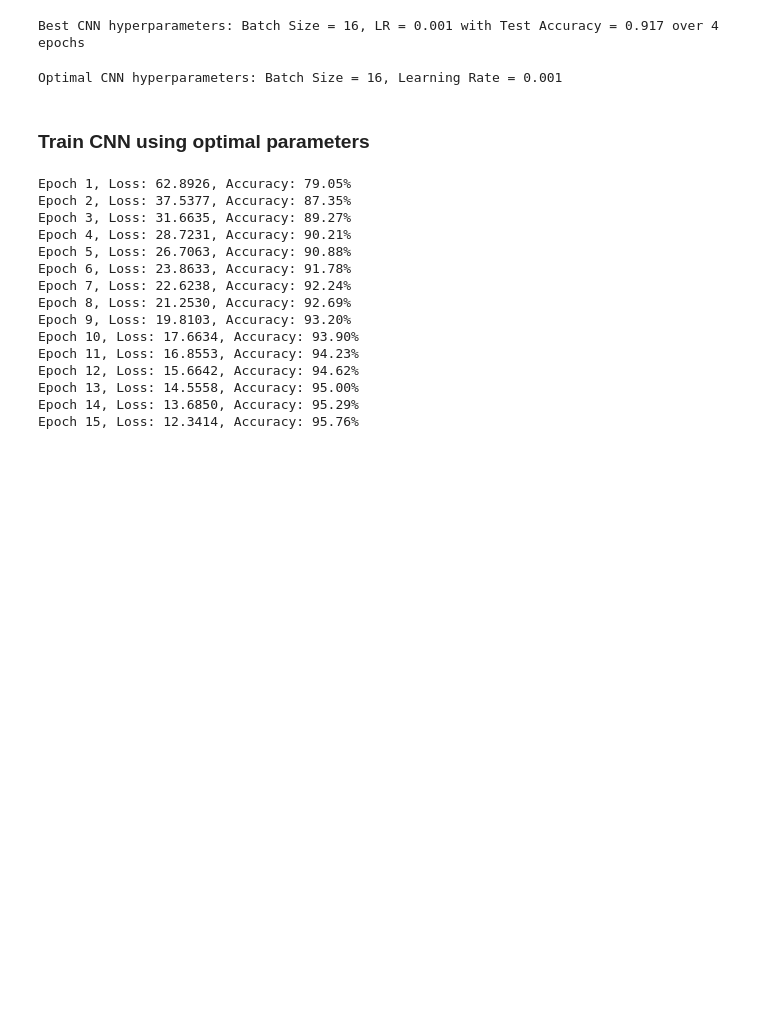
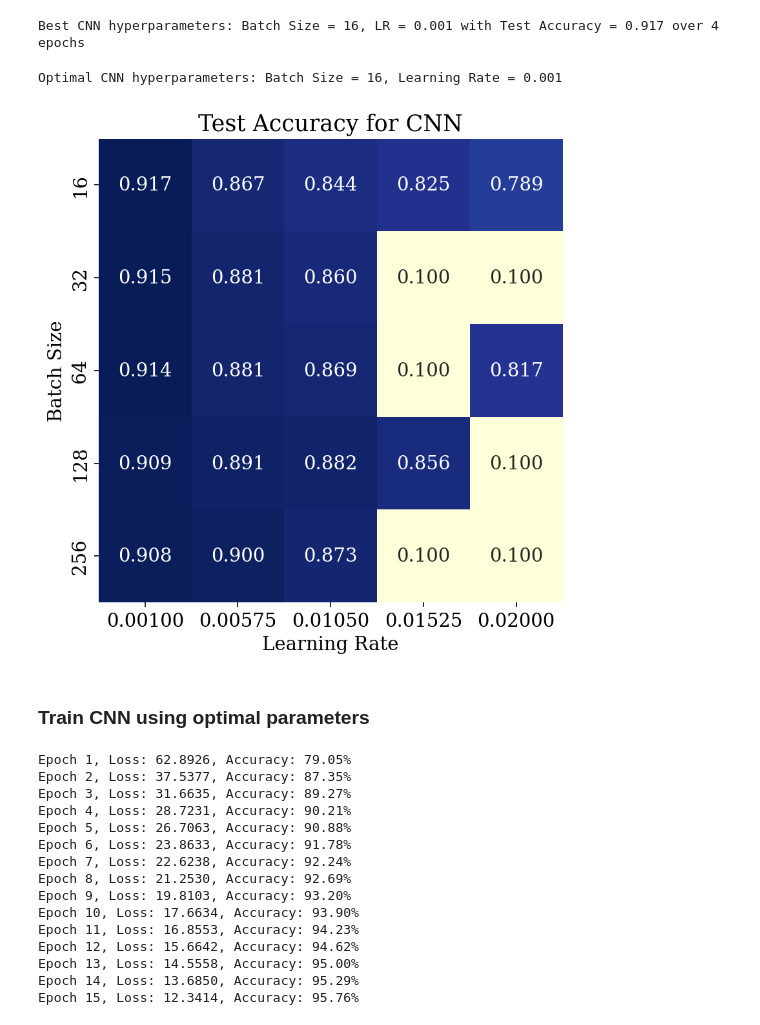
Before and after one commit to audrey352/COMP551, a Jupyter notebook: Assignment3/A3_notebook.ipynb, the cells around one changed output. Saved outputs shown, nothing was run; the diff lists cells and outputs as text; code cells hidden in the pictures; blank space fills up the shorter version.

```diff
--- a/Assignment3/A3_notebook.ipynb
+++ b/Assignment3/A3_notebook.ipynb
@@ -1836,12 +1847,39 @@ with open(os.path.join(MODELDIR, 'cnn_grid_search_results.pkl'), 'rb') as f:
 
 CNN_BATCH_SIZE = cnn_grid_search_results['cnn_hyper_best'][0][0]
 CNN_LEARNING_RATE = cnn_grid_search_results['cnn_hyper_best'][0][1]
+cnn_results = cnn_grid_search_results['cnn_hyper']
 
 print(f"Optimal CNN hyperparameters: Batch Size = {CNN_BATCH_SIZE}, Learning Rate = {CNN_LEARNING_RATE}")
 # %% [output]
 Optimal CNN hyperparameters: Batch Size = 16, Learning Rate = 0.001
 # %%
-# Plot grid search results
+# --- Accuracy heatmap ---
+# Convert learning rates to strings for column names
+heatmap_acc = pd.DataFrame(index=cnn_batch_range, columns=[f"{lr:.5f}" for lr in cnn_lr_range])
+
+for (batch_size, lr), values in cnn_results.items():
+    acc = values[0]
+    lr_str = f"{lr:.5f}"  # match column name format
+    heatmap_acc.at[int(batch_size), lr_str] = acc
+
+plt.figure(figsize=(8, 6))
+sns.heatmap(
+    heatmap_acc.astype(float),
+    annot=True,
+    fmt=".3f",
+    cmap="YlGnBu",
+    cbar=False,
+    square=True
+)
+plt.xlabel("Learning Rate")
+plt.ylabel("Batch Size")
+plt.title("Test Accuracy for CNN")
+plt.grid(False)
+
+plt.savefig(os.path.join(SAVEDIR, "cnn_gridsearch_accuracy.png"), bbox_inches="tight")
+plt.show()
+# %% [output]
+[figure, added]
 # %% [markdown]
 ### Train CNN using optimal parameters
 # %%
```
Also changed, not shown: parts of 26 cells of this notebook, 9 other files.
